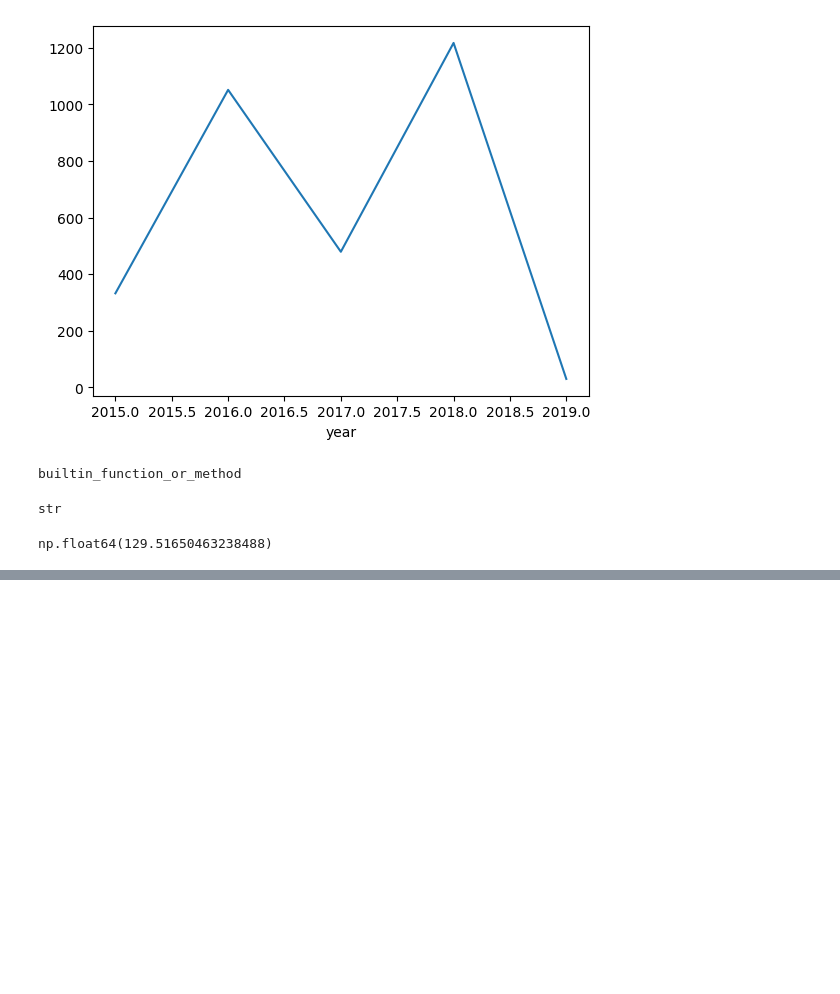
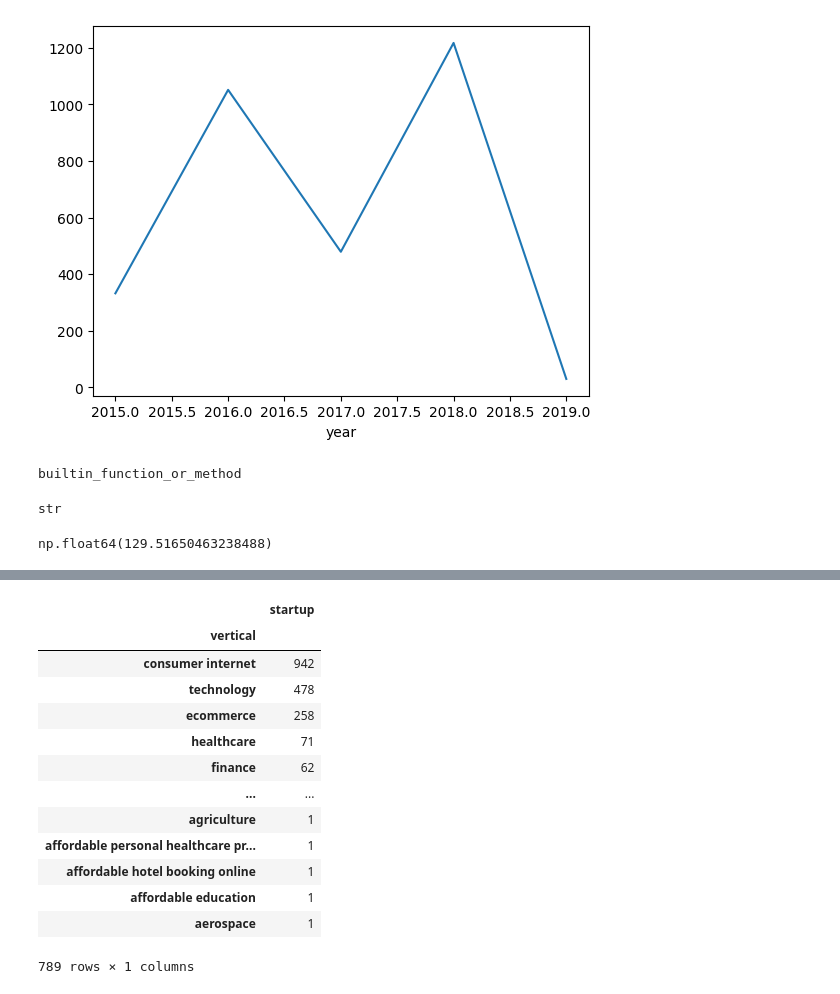
Before and after one commit to apoorvtechh/Startup_data_analyzer, a Jupyter notebook: clean.ipynb, the cells around one changed output, grey strips where cells are left out. Drawn from its saved outputs; the diff is of its cells as text; code cells hidden in the pictures; blank space fills up the shorter version.

Commit message:
added content in startup page

```diff
--- a/clean.ipynb
+++ b/clean.ipynb
@@ -152,0 +172,4 @@ np.float64(129.51650463238488)
+# %%
+df['date']=pd.to_datetime(df['date'])
+df['year'] = df['date'].dt.year
+df['month']=df['date'].dt.month
@@ -152,0 +206,21 @@ np.float64(129.51650463238488)
+# %%
+df['vertical'] = df['vertical'].str.strip().str.lower()
+# %%
+total_startup_df=df.groupby('vertical')['startup'].count().sort_values(ascending=False).reset_index()
+# %%
+total_startup_df.set_index('vertical')
+# %% [output]
+|  | startup |
+| vertical |  |
+| consumer internet | 942 |
+| technology | 478 |
+| ecommerce | 258 |
+| healthcare | 71 |
+| finance | 62 |
+| ... | ... |
+| agriculture | 1 |
+| affordable personal healthcare pr... | 1 |
+| affordable hotel booking online | 1 |
+| affordable education | 1 |
+| aerospace | 1 |
+789 rows × 1 columns
```
Also changed, not shown: parts of 8 cells of this notebook, 1 other file.
